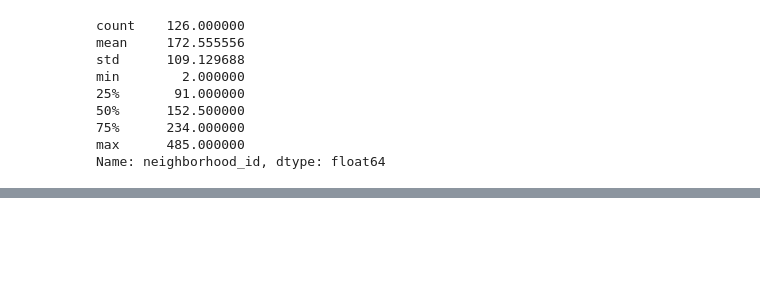
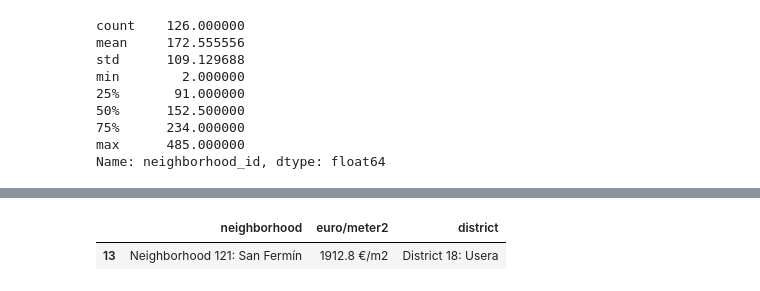
Before and after one commit to gerardovitale/real-estate-statistical-analysis, a Jupyter notebook: explore_kaggle_dataset.ipynb, the cells around one changed output, grey strips where cells are left out. Cells and saved outputs as stored; diff of their text form; code cells hidden in the pictures; blank space fills up the shorter version.

Commit message:
working on neighborhood feature

```diff
--- a/explore_kaggle_dataset.ipynb
+++ b/explore_kaggle_dataset.ipynb
@@ -670,0 +679,17 @@ Name: neighborhood_id, dtype: float64
+# %%
+rows = neighborhood.unique().shape[0]
+neighborhood_split = np.empty((rows, 3), dtype=np.object)
+# %%
+pattern_list = ['\(([^)]+)\)',     # extract euros/meters [^(]\d+.\d+
+                '.+?(?=\()',       # extract neighborhood
+                '(?=District).*']  # extract district
+pattern = pattern_list[0] + '|(' + pattern_list[1] + '|' + pattern_list[2] + ')'
+# %%
+for index, row in enumerate(neighborhood.unique()):
+    re_result = re.findall(pattern, row)
+    neighborhood_split[index,0] = re_result[0][1]
+    neighborhood_split[index,1] = re_result[1][0]
+    neighborhood_split[index,2] = re_result[2][1]
+
+neighborhood_split = pd.DataFrame(neighborhood_split,
+                                  columns=['neighborhood', 'euro/meter2', 'district'])
@@ -670,0 +702,5 @@ Name: neighborhood_id, dtype: float64
+# %%
+neighborhood_split.sample()
+# %% [output]
+|  | neighborhood | euro/meter2 | district |
+| 13 | Neighborhood 121: San Fermín | 1912.8 €/m2 | District 18: Usera |
```
Also changed, not shown: parts of 16 cells of this notebook.
